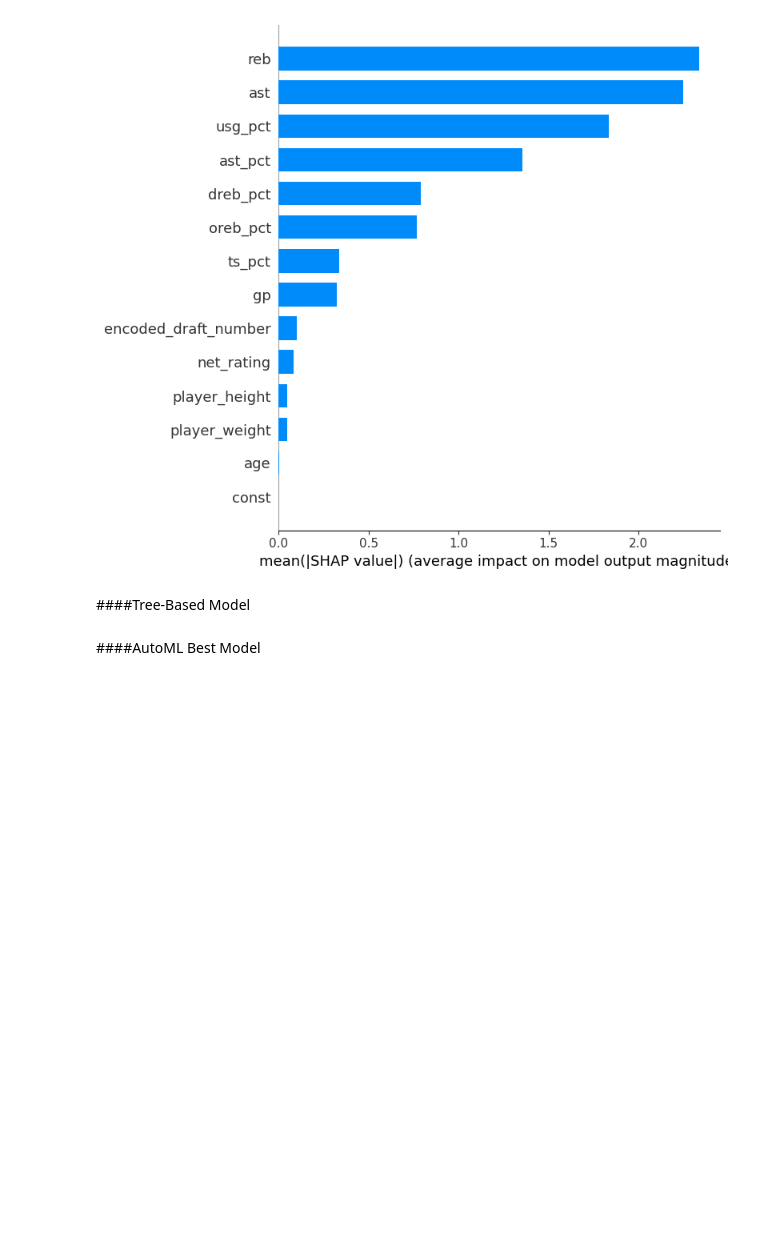
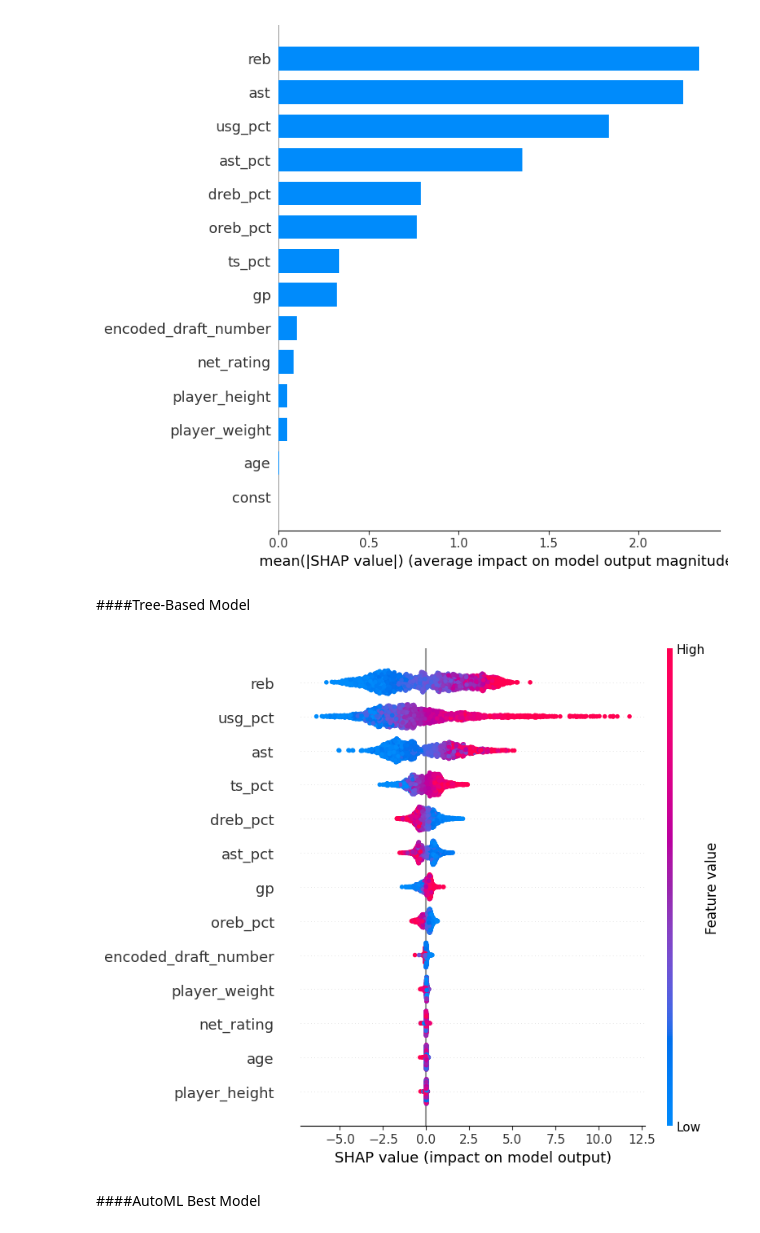
Before and after one commit to pragneshanekal/model-interpretability, a Jupyter notebook: Model_Interpretability.ipynb, the cells around one changed output. Saved outputs shown, nothing was run; the diff lists cells and outputs as text; code cells hidden in the pictures; blank space fills up the shorter version.

```diff
--- a/Model_Interpretability.ipynb
+++ b/Model_Interpretability.ipynb
@@ -360,12 +360,14 @@ shap.summary_plot(shap_values, X_train_sm, plot_type="bar")
 # %%
 # Create a SHAP explainer object
 explainer = shap.Explainer(rf, rf_X_train)
 
 # Calculate SHAP values for the test set
-shap_values = explainer.shap_values(rf_X_test)
+shap_values = explainer.shap_values(rf_X_test, check_additivity=False)
 
 # Summary plot
 shap.summary_plot(shap_values, rf_X_test, feature_names=rf_X_test.columns)
+# %% [output]
+[figure, added]
 # %% [markdown]
 ####AutoML Best Model
 # %%
```
